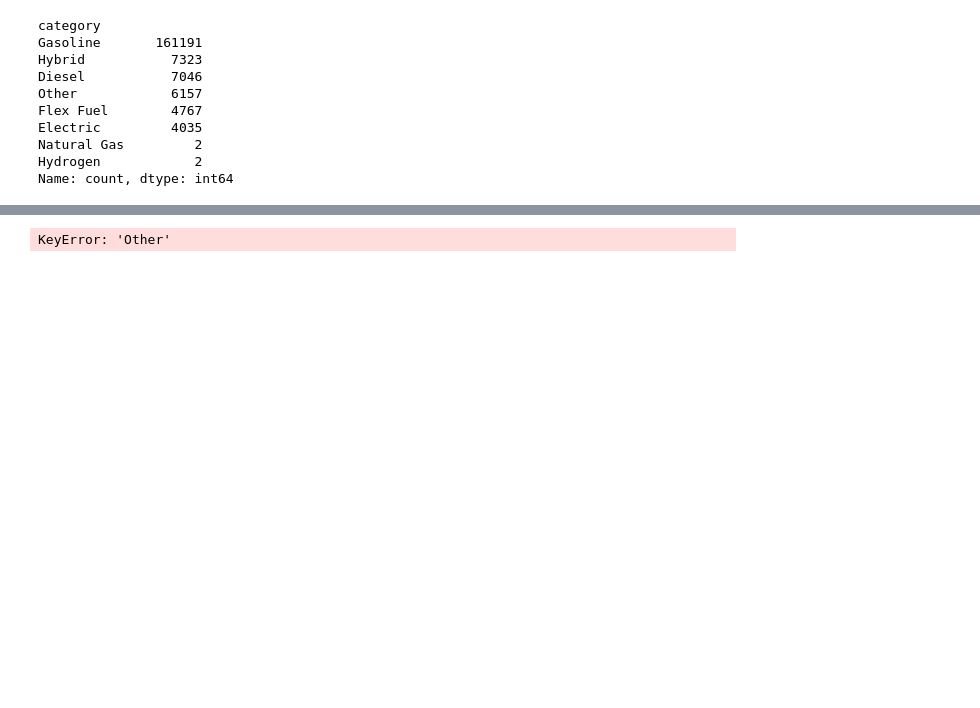
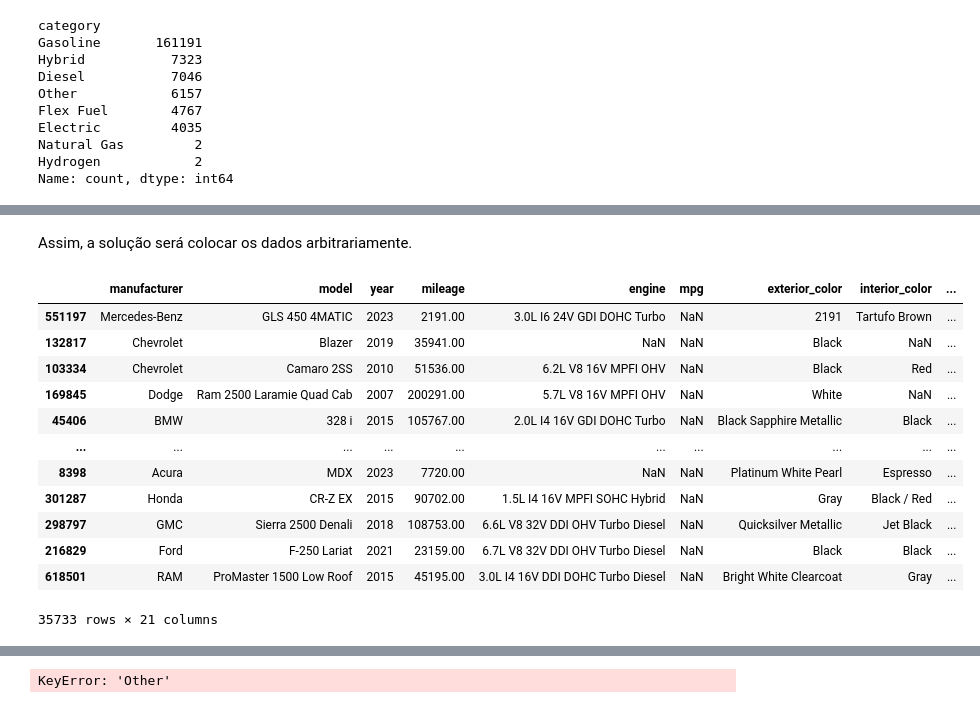
Before and after one commit to BaRobles/Compass_Data_Science, a Jupyter notebook: Sprint-2/Sprint 2.ipynb, the cells around one changed output, grey strips where cells are left out. Cells and saved outputs as stored; diff of their text form; code cells hidden in the pictures; blank space fills up the shorter version.

```diff
--- a/Sprint-2/Sprint 2.ipynb
+++ b/Sprint-2/Sprint 2.ipynb
@@ -434,0 +527,18 @@ Name: count, Length: 637, dtype: int64
+# %% [markdown]
+Assim, a solução será colocar os dados arbitrariamente.
+# %%
+cars_df[cars_df['mpg'].isna()]
+# %% [output]
+|  | manufacturer | model | year | mileage | engine | mpg | exterior_color | interior_color | ... |
+| 551197 | Mercedes-Benz | GLS 450 4MATIC | 2023 | 2191.00 | 3.0L I6 24V GDI DOHC Turbo | NaN | 2191 | Tartufo Brown | ... |
+| 132817 | Chevrolet | Blazer | 2019 | 35941.00 | NaN | NaN | Black | NaN | ... |
+| 103334 | Chevrolet | Camaro 2SS | 2010 | 51536.00 | 6.2L V8 16V MPFI OHV | NaN | Black | Red | ... |
+| 169845 | Dodge | Ram 2500 Laramie Quad Cab | 2007 | 200291.00 | 5.7L V8 16V MPFI OHV | NaN | White | NaN | ... |
+| 45406 | BMW | 328 i | 2015 | 105767.00 | 2.0L I4 16V GDI DOHC Turbo | NaN | Black Sapphire Metallic | Black | ... |
+| ... | ... | ... | ... | ... | ... | ... | ... | ... | ... |
+| 8398 | Acura | MDX | 2023 | 7720.00 | NaN | NaN | Platinum White Pearl | Espresso | ... |
+| 301287 | Honda | CR-Z EX | 2015 | 90702.00 | 1.5L I4 16V MPFI SOHC Hybrid | NaN | Gray | Black / Red | ... |
+| 298797 | GMC | Sierra 2500 Denali | 2018 | 108753.00 | 6.6L V8 32V DDI OHV Turbo Diesel | NaN | Quicksilver Metallic | Jet Black | ... |
+| 216829 | Ford | F-250 Lariat | 2021 | 23159.00 | 6.7L V8 32V DDI OHV Turbo Diesel | NaN | Black | Black | ... |
+| 618501 | RAM | ProMaster 1500 Low Roof | 2015 | 45195.00 | 3.0L I4 16V DDI DOHC Turbo Diesel | NaN | Bright White Clearcoat | Gray | ... |
+35733 rows × 21 columns
```
Also changed, not shown: parts of 22 cells of this notebook.
